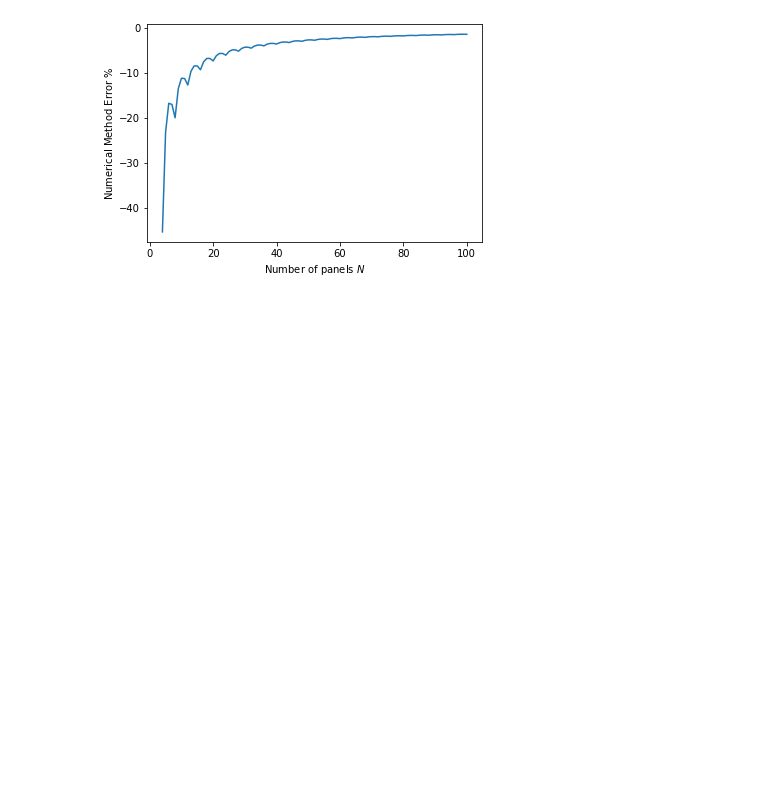
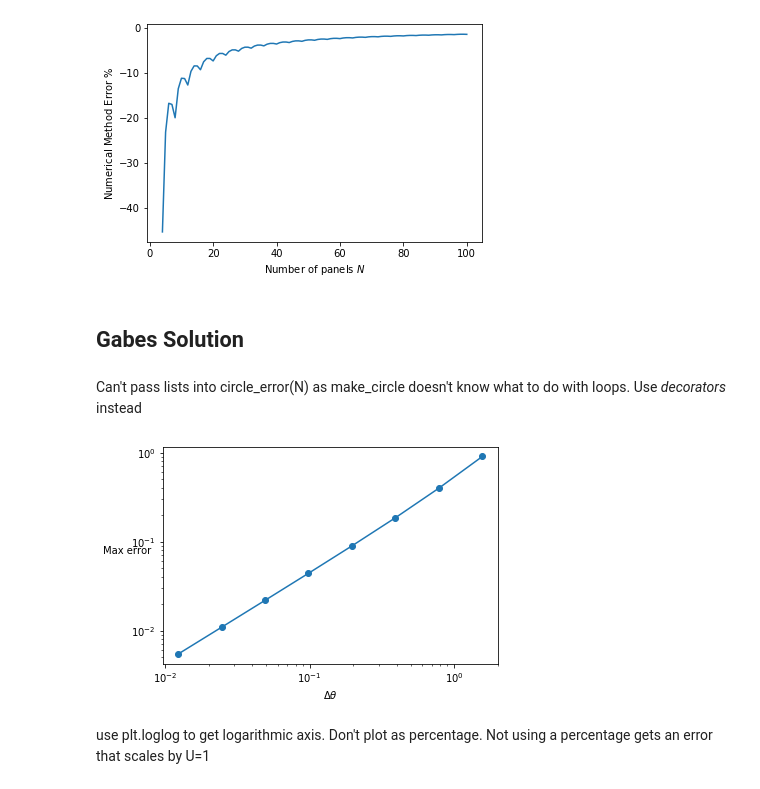
Before and after one commit to weymouth/MarineHydro, a Jupyter notebook: tutorials/notebook template.ipynb, the cells around one changed output. Drawn from its saved outputs; the diff is of its cells as text; code cells hidden in the pictures; blank space fills up the shorter version.

```diff
--- a/tutorials/notebook template.ipynb
+++ b/tutorials/notebook template.ipynb
@@ -173,3 +166,29 @@ plt.xlabel(r'Number of panels $N$'),plt.ylabel(r'Numerical Method Error $\%$')
 (Text(0.5, 0, 'Number of panels $N$'),
  Text(0, 0.5, 'Numerical Method Error $\\%$'))
 [figure]
+# %% [markdown]
+## **Gabes Solution**
+# %%
+def circle_error(N):
+    circle = make_circle(N)
+    circle.solve_gamma()
+    return 2-max(circle.get_array('gamma'))
+    # return max(abs(2*np.sin(circle.sitance())-circle.get_array('gamma')))
+# %% [markdown]
+Can't pass lists into circle_error(N) as make_circle doesn't know what to do with loops. Use *decorators* instead
+# %%
+@np.vectorize
+def circle_error(N):
+    circle = make_circle(N)
+    circle.solve_gamma()
+    gamma = circle.get_array('gamma')
+    return 2-max(gamma)
+
+N = 2**np.arange(2,10)
+plt.loglog(2*np.pi/N, circle_error(N), 'o-')
+plt.xlabel(r'$\Delta\theta$'); plt.ylabel('Max error',rotation=0);
+# %% [output]
+[figure, added]
+# %% [markdown]
+use plt.loglog to get logarithmic axis.
+Don't plot as percentage. Not using a percentage gets an error that scales by U=1
```
Also changed, not shown: parts of 27 cells of this notebook.
